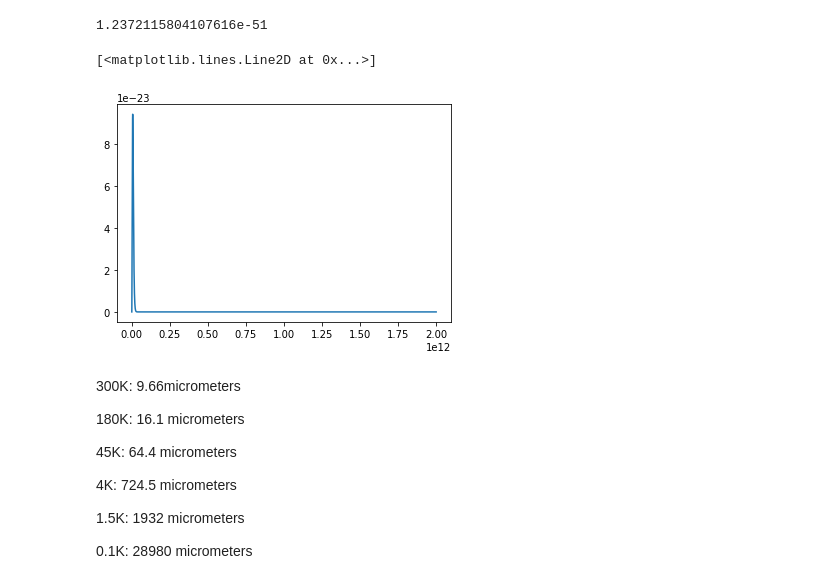
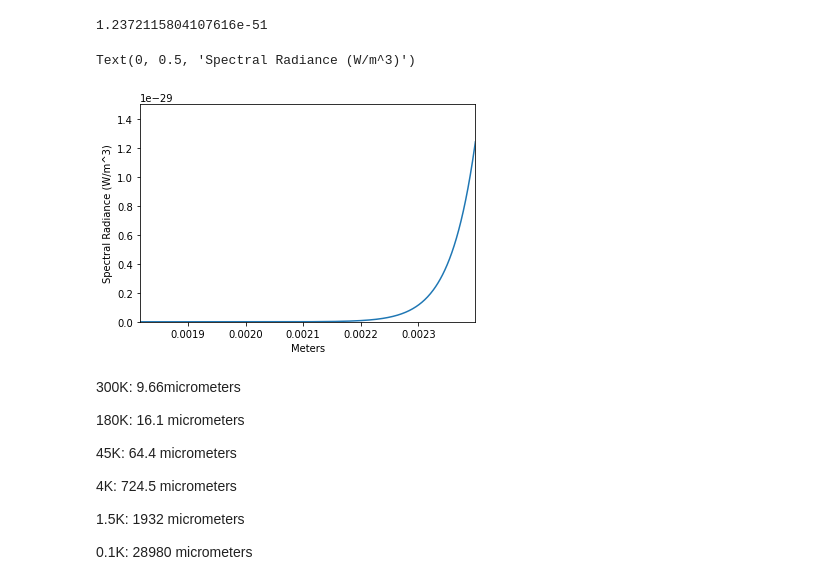
Before and after one commit to labrador208/Cryostat, a Jupyter notebook: Cryostat2.ipynb, the cells around one changed output. Saved outputs shown, nothing was run; the diff lists cells and outputs as text; code cells hidden in the pictures.

```diff
--- a/Cryostat2.ipynb
+++ b/Cryostat2.ipynb
@@ -8,0 +28,6 @@ random.seed(5)
+# %%
+temp=300
+i=9.66e-6
+exponentTerm3=(6.63e-34*3.00e8)/((i*1.3805e-23)*temp)
+Ebot=math.pow(i,5)*(math.exp(exponentTerm3)-1)
+print(Ebot)
@@ -65,19 +98,19 @@ while i<2:
 # %%
 i=0.000001
 #i=-1
-wavelengths4=[]
-emissivePower4=[]
+wavelengths15=[]
+emissivePower15=[]
 #emissivePower=[]
-temp=4
-Etop=8*3.14159*(6.63*math.pow(10,-34))*(3*math.pow(10,8))
+temp=1.5
+Etop=2*(6.63e-34)*((3e8)*(3e8))
 print (Etop)
 while i<2:
-  wavelengths4.append(i)
+  wavelengths15.append(i)
   exponentTerm3=(6.63*math.pow(10,-34)*3.00*math.pow(10,8))/(i*1.3805*math.pow(10,-23)*temp)
   Ebot=(i**5)*(np.exp(exponentTerm3)-1)
   #Ebot=5
   E=Etop/Ebot
-  emissivePower4.append(E)
+  emissivePower15.append(E)
   i=i+0.000001
 #print(emissivePower1m)
 # %% [output]
@@ -85,19 +118,20 @@ while i<2:
 # %%
 i=0.000001
 #i=-1
-wavelengths15=[]
-emissivePower15=[]
+wavelengths1m=[]
+emissivePower1m=[]
 #emissivePower=[]
-temp=1.5
-Etop=8*3.14159*(6.63*math.pow(10,-34))*(3*math.pow(10,8))
+temp=0.1
+Etop=2*(6.63e-34)*((3e8)*(3e8))
 print (Etop)
 while i<2:
-  wavelengths15.append(i)
+  #j=i*math.pow(10,6)
+  wavelengths1m.append(i)
   exponentTerm3=(6.63*math.pow(10,-34)*3.00*math.pow(10,8))/(i*1.3805*math.pow(10,-23)*temp)
   Ebot=(i**5)*(np.exp(exponentTerm3)-1)
   #Ebot=5
   E=Etop/Ebot
-  emissivePower15.append(E)
+  emissivePower1m.append(E)
   i=i+0.000001
 #print(emissivePower1m)
 # %% [output]
@@ -161,27 +197,32 @@ print(B)
 # %%
 #plt.plot(wavelengths300, (emissivePower300),".")
 #plt.plot(wavelengths180,(emissivePower180), "-")
 #plt.plot(wavelengths45,emissivePower45,"v")
 #plt.plot(wavelengths4,emissivePower4,"o")
 #plt.plot(wavelengths15,emissivePower15)
-#plt.plot(wavelengths1m,emissivePower1m)
+plt.plot(wavelengths1m,emissivePower1m)
 #plt.plot(wavelengths1m2, emissivePower1m2)
 
-
+#plt.xscale('log')
+#plt.yscale('log')
 #plt.xlim(0,0.00002)
+#plt.xlim(0.000008,0.000012)
+#plt.xlim(0,20)
 #plt.xlim(0.000008,0.000011)
 #plt.xlim(0.0000125,0.00002)
 #plt.xlim(0,0.0002)
 #plt.xlim(0,0.04)
 #plt.ylim(0,math.pow(10,-17))
-#plt.xlim(0.001816923987879,0.002398339664)
+plt.xlim(0.001816923987879,0.002398339664)
 #plt.xlim(0,0.0025)
 #plt.xlim(0.000016,0.0000162)
 #plt.xlim(1.24*(math.pow(10,11)),1.26*math.pow(10,11))
-#plt.xlabel('Meters')
+plt.ylim(0,1.5e-29)
+plt.xlabel('Meters')
+plt.ylabel('Spectral Radiance (W/m^3)')
 # %% [output]
-[<matplotlib.lines.Line2D at 0x...>]
+Text(0, 0.5, 'Spectral Radiance (W/m^3)')
-[figure, old version]
+[figure, new version]
 # %% [markdown]
 300K: 9.66micrometers
 
```
Also changed, not shown: parts of 13 cells of this notebook.
